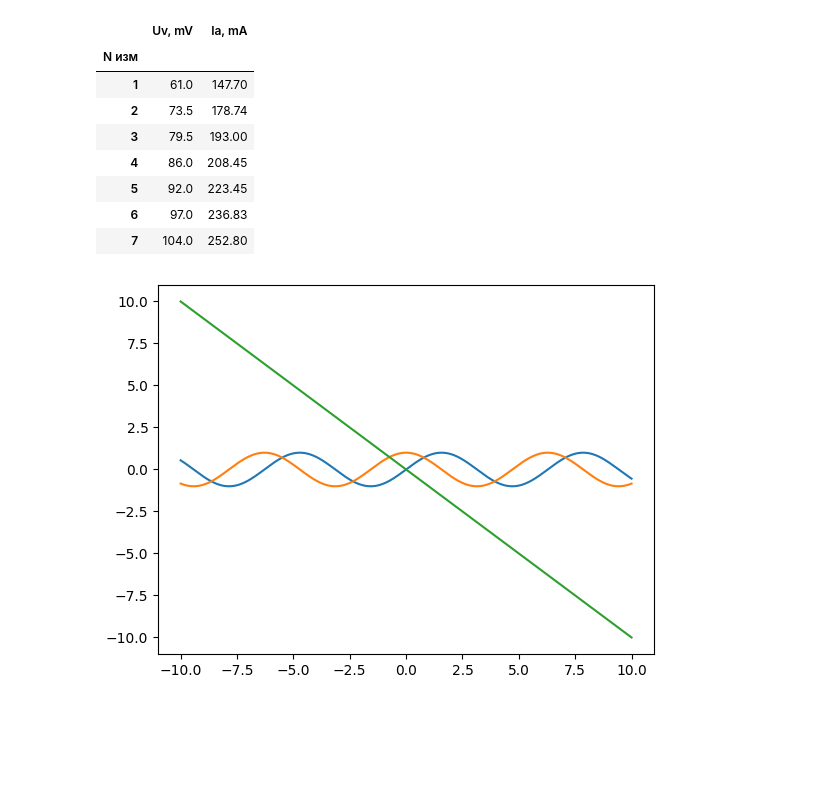
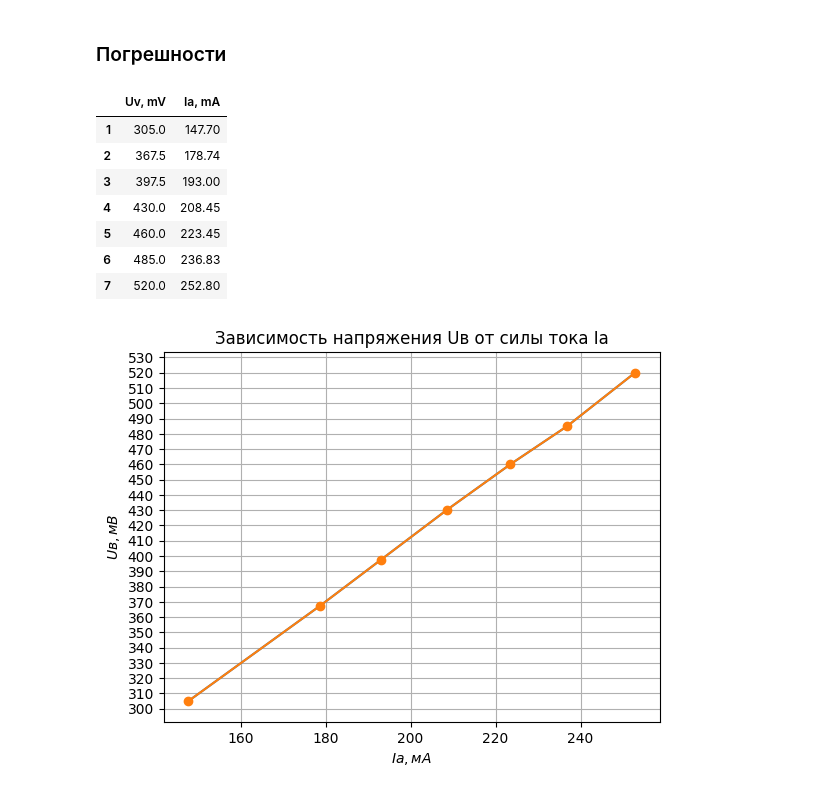
Before and after one commit to juliaProjorlivy/laba, a Jupyter notebook: laba1.ipynb, the cells around one changed output. Cells and saved outputs as stored; diff of their text form; code cells hidden in the pictures; blank space fills up the shorter version.

Commit message:
faults and plots

```diff
--- a/laba1.ipynb
+++ b/laba1.ipynb
@@ -0,0 +1,2 @@
+# %% [markdown]
+### Погрешности
@@ -1,27 +25,36 @@
 # %%
 import pandas as pd
+import numpy as np
+import matplotlib.pyplot as plt
+n = 7
 
 table1 = pd.DataFrame({
-                        'Uv, mV': [61, 73.5, 79.5, 86, 92, 97, 104],
+                        'Uv, mV': [5*61, 5*73.5, 5*79.5, 5*86, 5*92, 5*97, 5*104],
                         'Ia, mA': [147.7, 178.74, 193, 208.45, 223.45, 236.83, 252.8],},  index= [1, 2, 3, 4, 5, 6, 7])
-table1.index.name = 'N изм'
 table1
 # %% [output]
 |  | Uv, mV | Ia, mA |
-| N изм |  |  |
-| 1 | 61.0 | 147.70 |
-| 2 | 73.5 | 178.74 |
-| 3 | 79.5 | 193.00 |
-| 4 | 86.0 | 208.45 |
-| 5 | 92.0 | 223.45 |
-| 6 | 97.0 | 236.83 |
-| 7 | 104.0 | 252.80 |
+| 1 | 305.0 | 147.70 |
+| 2 | 367.5 | 178.74 |
+| 3 | 397.5 | 193.00 |
+| 4 | 430.0 | 208.45 |
+| 5 | 460.0 | 223.45 |
+| 6 | 485.0 | 236.83 |
+| 7 | 520.0 | 252.80 |
 # %%
-import numpy as np
-import matplotlib.pyplot as plt
+x = table1['Ia, mA']
+y = table1['Uv, mV']
+plt.plot(x, y)
+plt.xlabel(r'$Iа, мА$')
+plt.ylabel(r'$Uв, мВ$')
+plt.grid(True)
+plt.yticks(np.arange(0, 750, 10))
 
-x = np.arange(-10, 10.01, 0.01)
-plt.plot(x, np.sin(x), x, np.cos(x), x, -x)
+xerr = 0.5
+yerr = 2.5
+plt.errorbar(x, y, xerr=xerr, yerr=yerr, fmt='o-', ecolor='red')
+
+plt.title(r'Зависимость напряжения Uв от силы тока Iа')
 plt.show()
 # %% [output]
-[figure, old version]
+[figure, new version]
```
Also changed, not shown: parts of 20 cells of this notebook.
